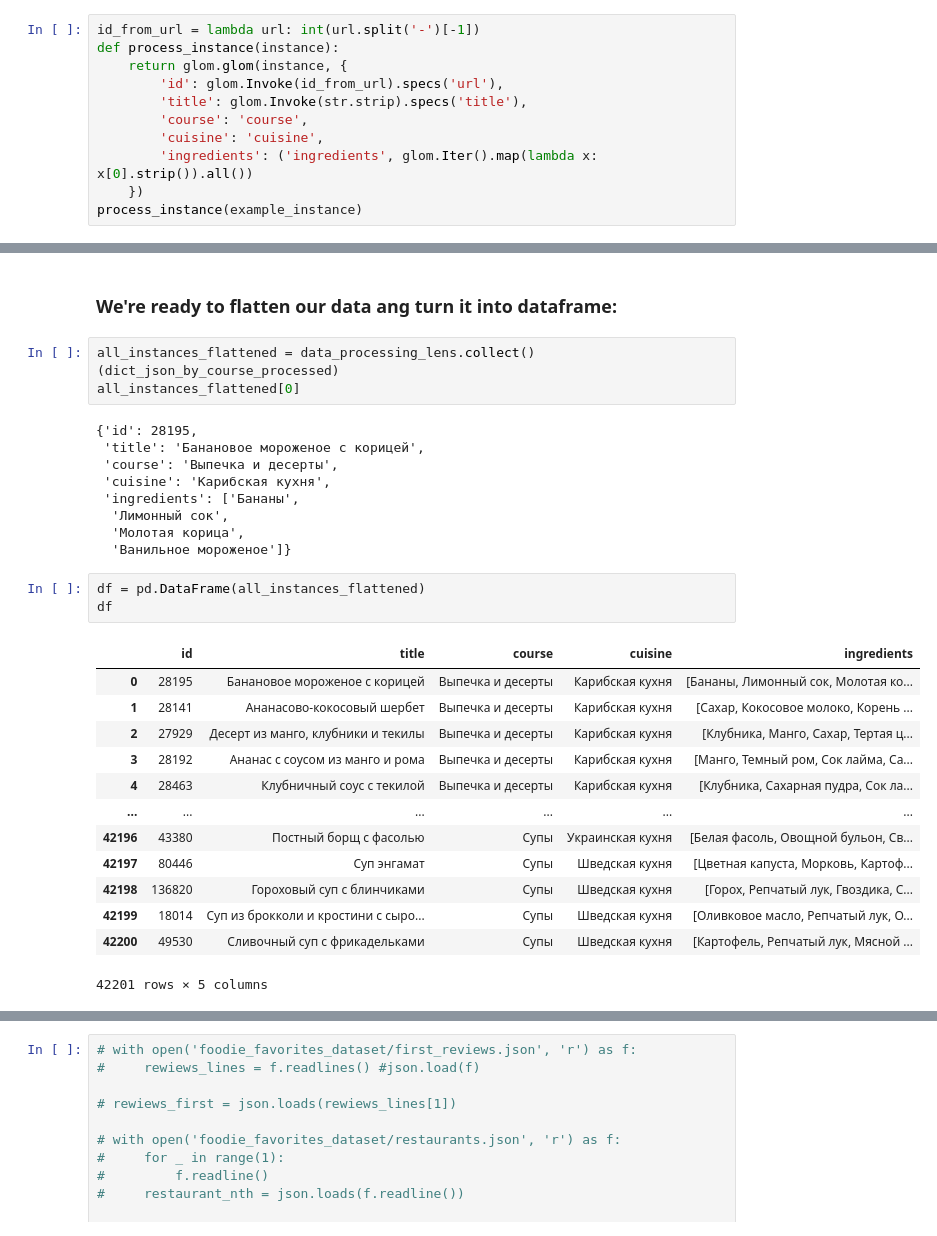
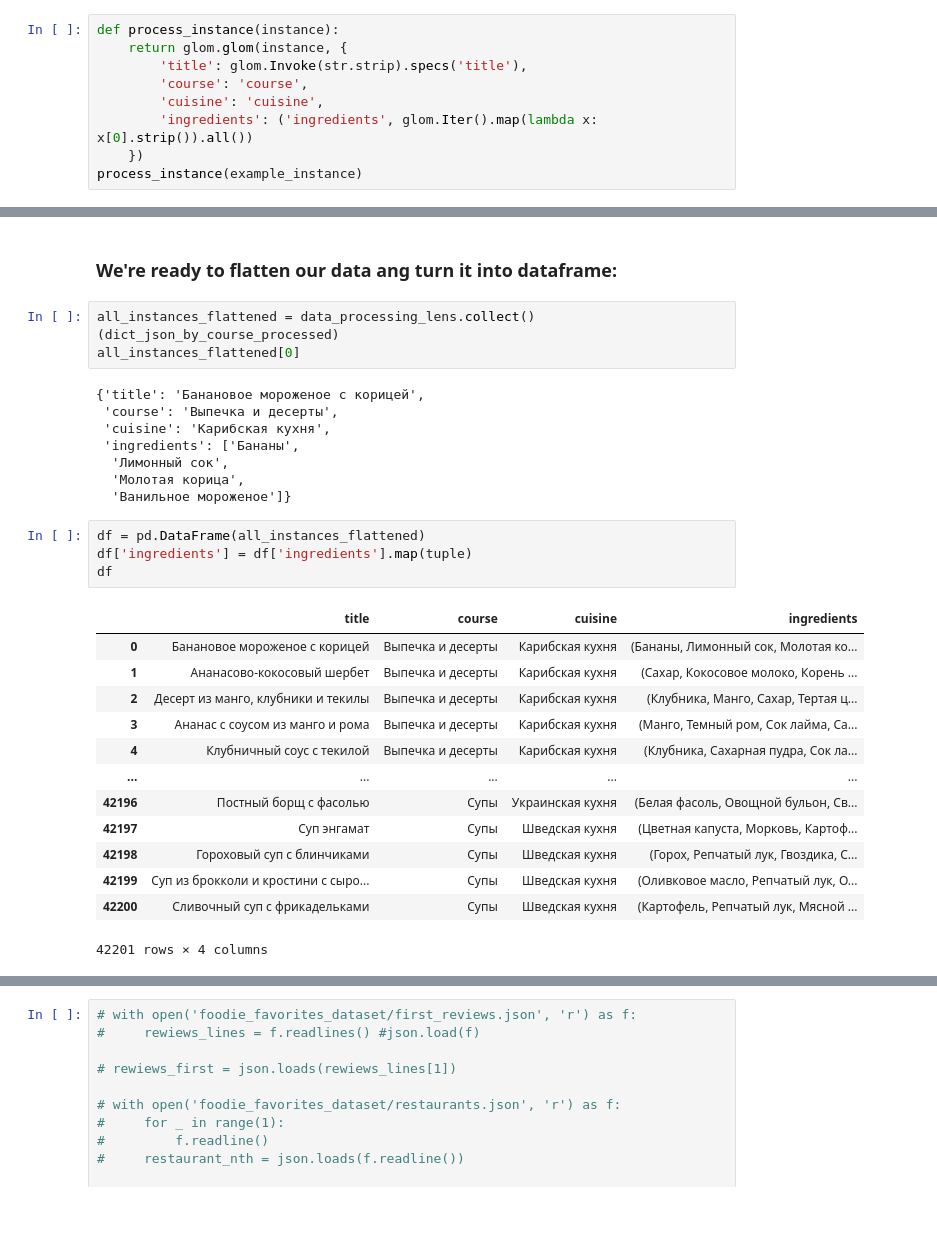
Before and after one commit to heinwol/meal-type-from-ingredients, a Jupyter notebook: process_dataset.ipynb, the cells around one changed output, grey strips where cells are left out. Drawn from its saved outputs; the diff is of its cells as text.

```diff
--- a/process_dataset.ipynb
+++ b/process_dataset.ipynb
@@ -101,10 +101,8 @@ example_instance
 # %% [markdown]
 ### Get rid of redundant data and generate `id`s:
 # %%
-id_from_url = lambda url: int(url.split('-')[-1])
 def process_instance(instance):
     return glom.glom(instance, {
-        'id': glom.Invoke(id_from_url).specs('url'),
         'title': glom.Invoke(str.strip).specs('title'),
         'course': 'course',
         'cuisine': 'cuisine',
@@ -144,8 +140,7 @@ instance_entry_lens_get(dict_json_by_course_processed)
 all_instances_flattened = data_processing_lens.collect()(dict_json_by_course_processed)
 all_instances_flattened[0]
 # %% [output]
-{'id': 28195,
- 'title': 'Банановое мороженое с корицей',
+{'title': 'Банановое мороженое с корицей',
  'course': 'Выпечка и десерты',
  'cuisine': 'Карибская кухня',
  'ingredients': ['Бананы',
@@ -154,19 +149,20 @@ all_instances_flattened[0]
   'Ванильное мороженое']}
 # %%
 df = pd.DataFrame(all_instances_flattened)
+df['ingredients'] = df['ingredients'].map(tuple)
 df
 # %% [output]
-|  | id | title | course | cuisine | ingredients |
-| 0 | 28195 | Банановое мороженое с корицей | Выпечка и десерты | Карибская кухня | [Бананы, Лимонный сок, Молотая ко... |
-| 1 | 28141 | Ананасово-кокосовый шербет | Выпечка и десерты | Карибская кухня | [Сахар, Кокосовое молоко, Корень ... |
-| 2 | 27929 | Десерт из манго, клубники и текилы | Выпечка и десерты | Карибская кухня | [Клубника, Манго, Сахар, Тертая ц... |
-| 3 | 28192 | Ананас с соусом из манго и рома | Выпечка и десерты | Карибская кухня | [Манго, Темный ром, Сок лайма, Са... |
-| 4 | 28463 | Клубничный соус с текилой | Выпечка и десерты | Карибская кухня | [Клубника, Сахарная пудра, Сок ла... |
-| ... | ... | ... | ... | ... | ... |
-| 42196 | 43380 | Постный борщ с фасолью | Супы | Украинская кухня | [Белая фасоль, Овощной бульон, Св... |
-| 42197 | 80446 | Суп энгамат | Супы | Шведская кухня | [Цветная капуста, Морковь, Картоф... |
-| 42198 | 136820 | Гороховый суп с блинчиками | Супы | Шведская кухня | [Горох, Репчатый лук, Гвоздика, С... |
-| 42199 | 18014 | Суп из брокколи и кростини с сыро... | Супы | Шведская кухня | [Оливковое масло, Репчатый лук, О... |
-| 42200 | 49530 | Сливочный суп с фрикадельками | Супы | Шведская кухня | [Картофель, Репчатый лук, Мясной ... |
+|  | title | course | cuisine | ingredients |
+| 0 | Банановое мороженое с корицей | Выпечка и десерты | Карибская кухня | (Бананы, Лимонный сок, Молотая ко... |
+| 1 | Ананасово-кокосовый шербет | Выпечка и десерты | Карибская кухня | (Сахар, Кокосовое молоко, Корень ... |
+| 2 | Десерт из манго, клубники и текилы | Выпечка и десерты | Карибская кухня | (Клубника, Манго, Сахар, Тертая ц... |
+| 3 | Ананас с соусом из манго и рома | Выпечка и десерты | Карибская кухня | (Манго, Темный ром, Сок лайма, Са... |
+| 4 | Клубничный соус с текилой | Выпечка и десерты | Карибская кухня | (Клубника, Сахарная пудра, Сок ла... |
+| ... | ... | ... | ... | ... |
+| 42196 | Постный борщ с фасолью | Супы | Украинская кухня | (Белая фасоль, Овощной бульон, Св... |
+| 42197 | Суп энгамат | Супы | Шведская кухня | (Цветная капуста, Морковь, Картоф... |
+| 42198 | Гороховый суп с блинчиками | Супы | Шведская кухня | (Горох, Репчатый лук, Гвоздика, С... |
+| 42199 | Суп из брокколи и кростини с сыро... | Супы | Шведская кухня | (Оливковое масло, Репчатый лук, О... |
+| 42200 | Сливочный суп с фрикадельками | Супы | Шведская кухня | (Картофель, Репчатый лук, Мясной ... |
-42201 rows × 5 columns
+42201 rows × 4 columns
 # %%
```
Also changed, not shown: parts of 3 cells of this notebook.
